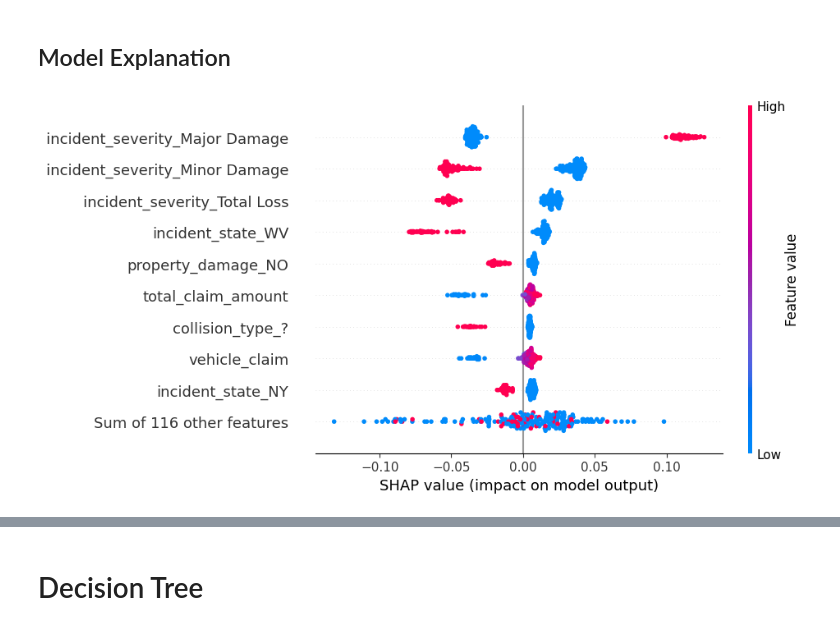
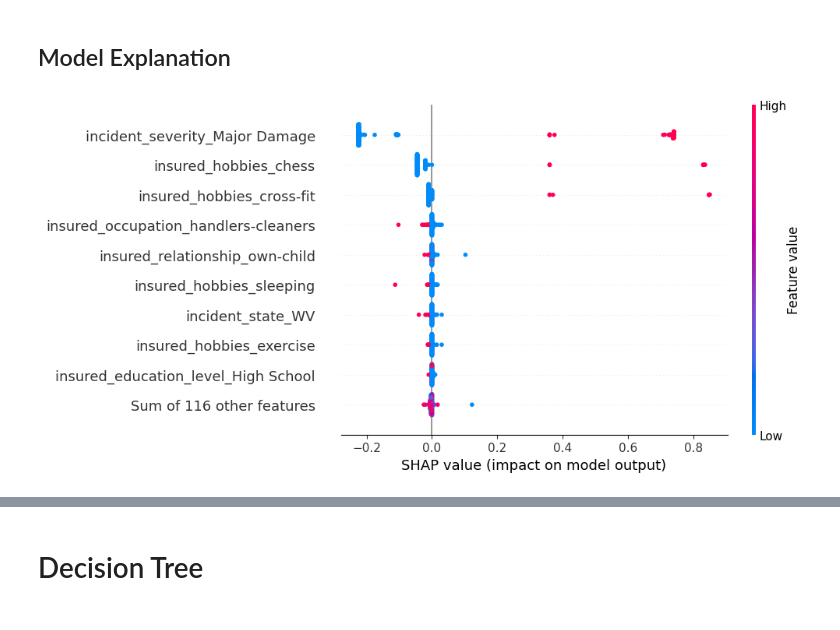
Before and after one commit to kevinchs0808/DSA4263-Project, a Jupyter notebook: main.ipynb, the cells around one changed output, grey strips where cells are left out. Drawn from its saved outputs; the diff is of its cells as text; code cells hidden in the pictures.

```diff
--- a/main.ipynb
+++ b/main.ipynb
@@ -147,6 +137,6 @@ cm_rf_tuned = rf_model.plot_confusion_matrix()
 # %% [markdown]
 ## Model Explanation
 # %%
-rf_model.shap_explanation(is_tree=True, class_to_observe=1)
+rf_model.shap_explanation()
 # %% [output]
-[figure, old version]
+[figure, new version]
```
Also changed, not shown: parts of 56 cells of this notebook, 3 other files.
